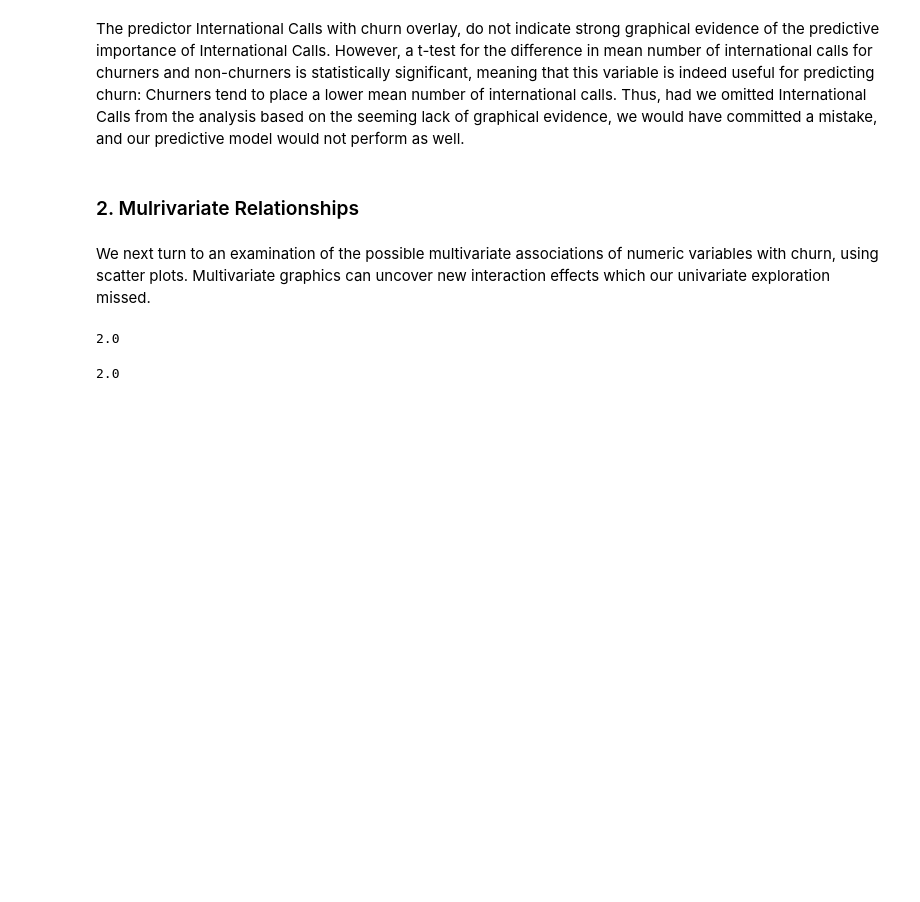
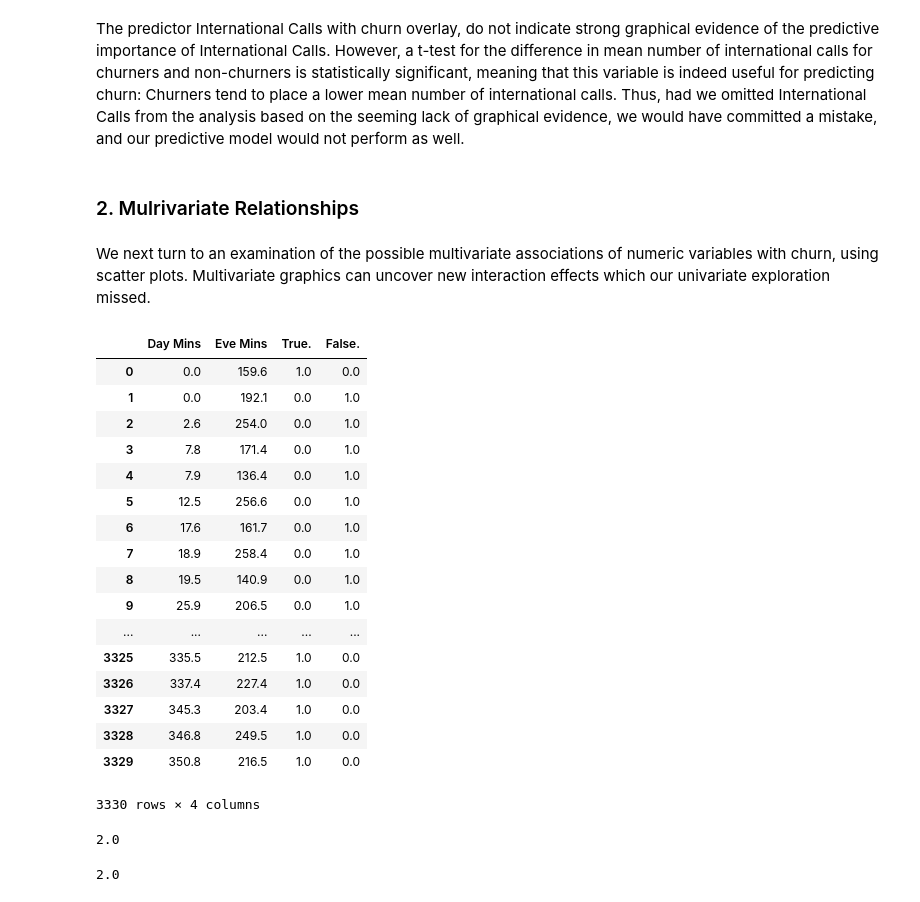
Before and after one commit to tlcod/JNotebooks, a Jupyter notebook: NB1/NB1_Data_Preprocessing_and_EDA.ipynb, the cells around one changed output. Cells and saved outputs as stored; diff of their text form; code cells hidden in the pictures; blank space fills up the shorter version.

```diff
--- a/NB1/NB1_Data_Preprocessing_and_EDA.ipynb
+++ b/NB1/NB1_Data_Preprocessing_and_EDA.ipynb
@@ -1314,6 +1310,26 @@ The predictor International Calls with churn overlay, do not indicate strong gra
 We next turn to an examination of the possible multivariate associations of numeric variables with churn, using scatter plots. Multivariate graphics can uncover new interaction effects which our univariate exploration missed.
 # %%
 dm_em_c_df = generate_df_for_clustered_bar_chart(["Day Mins", "Eve Mins", "Churn?"]).fillna(value=0)
+dm_em_c_df
+# %% [output]
+|  | Day Mins | Eve Mins | True. | False. |
+| 0 | 0.0 | 159.6 | 1.0 | 0.0 |
+| 1 | 0.0 | 192.1 | 0.0 | 1.0 |
+| 2 | 2.6 | 254.0 | 0.0 | 1.0 |
+| 3 | 7.8 | 171.4 | 0.0 | 1.0 |
+| 4 | 7.9 | 136.4 | 0.0 | 1.0 |
+| 5 | 12.5 | 256.6 | 0.0 | 1.0 |
+| 6 | 17.6 | 161.7 | 0.0 | 1.0 |
+| 7 | 18.9 | 258.4 | 0.0 | 1.0 |
+| 8 | 19.5 | 140.9 | 0.0 | 1.0 |
+| 9 | 25.9 | 206.5 | 0.0 | 1.0 |
+| ... | ... | ... | ... | ... |
+| 3325 | 335.5 | 212.5 | 1.0 | 0.0 |
+| 3326 | 337.4 | 227.4 | 1.0 | 0.0 |
+| 3327 | 345.3 | 203.4 | 1.0 | 0.0 |
+| 3328 | 346.8 | 249.5 | 1.0 | 0.0 |
+| 3329 | 350.8 | 216.5 | 1.0 | 0.0 |
+3330 rows × 4 columns
 # %%
 print(max(dm_em_c_df['True.']))
 # %% [output]
```
Also changed, not shown: parts of 1 cell of this notebook, 4 other files.
